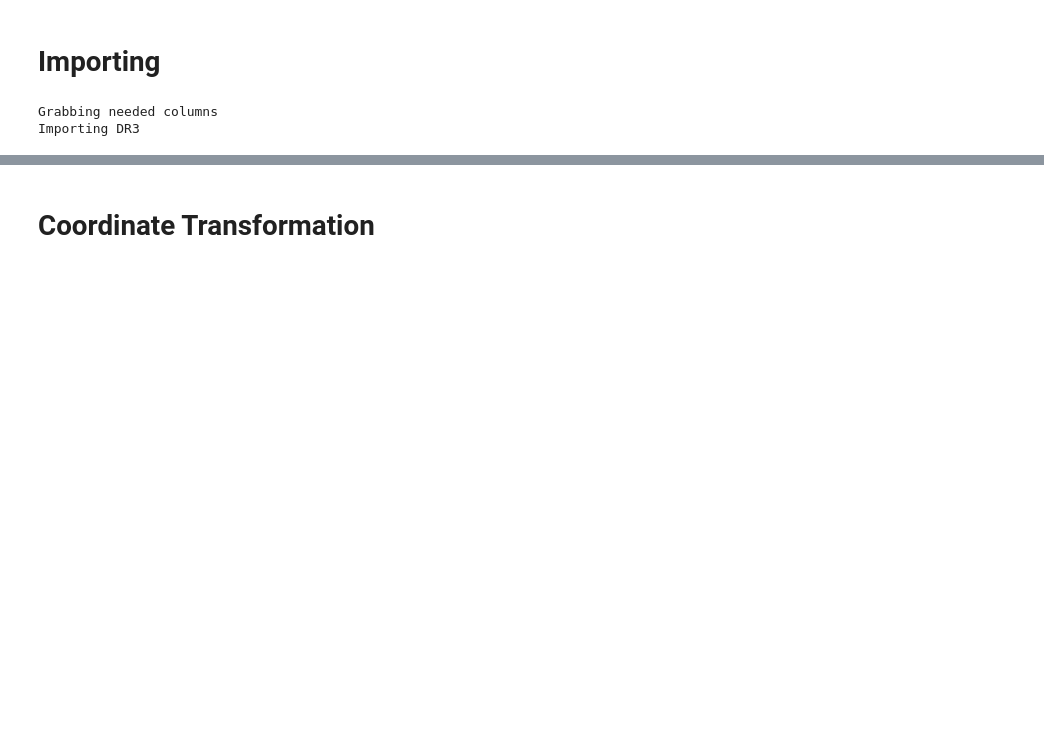
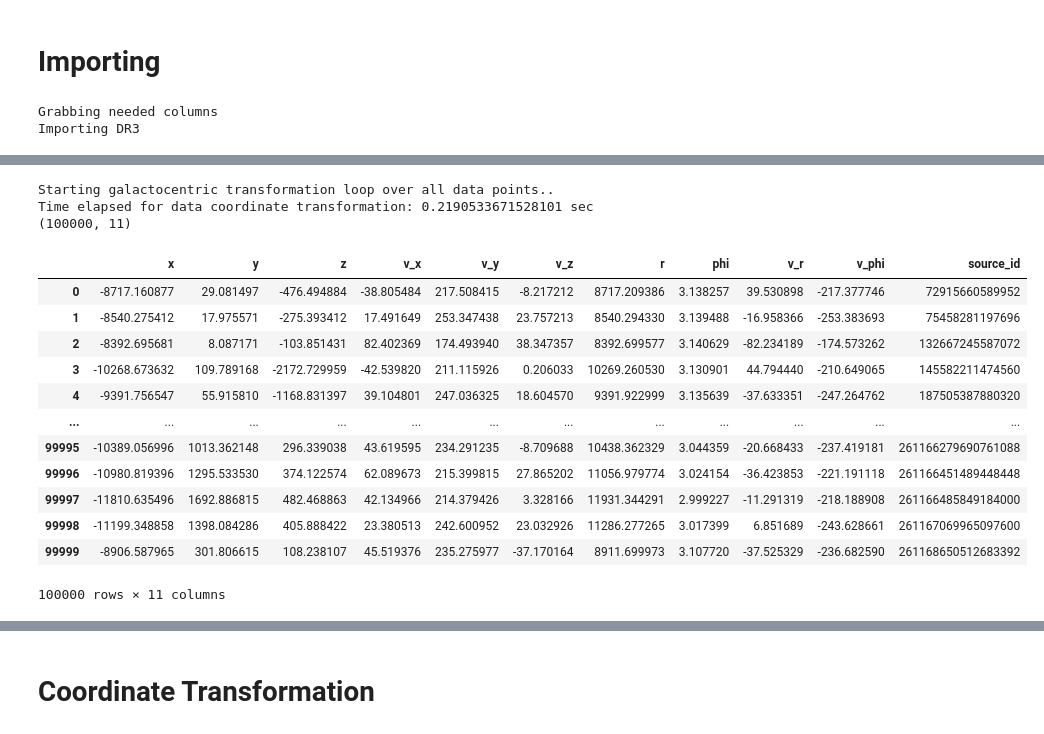
Before and after one commit to HEP-KBFI/gaia-tools, a Jupyter notebook: jupyter-notebook/cupy.ipynb, the cells around one changed output, grey strips where cells are left out. Drawn from its saved outputs; the diff is of its cells as text; code cells hidden in the pictures; blank space fills up the shorter version.

Commit message:
major revamp of transformation function structure

```diff
--- a/jupyter-notebook/cupy.ipynb
+++ b/jupyter-notebook/cupy.ipynb
@@ -18,21 +18,21 @@ import data_analysis
 import covariance_generation as cov
 # %%
 # LOCAL
-print('Grabbing needed columns')
-icrs_data = pd.read_csv('/home/svenpoder/DATA/Gaia_2MASS Data_DR2/gaia_rv_data_bayes.csv', nrows = 10)
-print('Importing DR3')
-path = '/home/svenpoder/DATA/Gaia_DR3/GaiaDR3_RV_RGB_fidelity.csv'
-gaia_dr3 = pd.read_csv(path)
-icrs_data = gaia_dr3[icrs_data.columns]
+# print('Grabbing needed columns')
+# icrs_data = pd.read_csv('/home/svenpoder/DATA/Gaia_2MASS Data_DR2/gaia_rv_data_bayes.csv', nrows = 10)
+# print('Importing DR3')
+# path = '/home/svenpoder/DATA/Gaia_DR3/GaiaDR3_RV_RGB_fidelity.csv'
+# gaia_dr3 = pd.read_csv(path)
+# icrs_data = gaia_dr3[icrs_data.columns]
 
 
 # REMOTE
-# print('Grabbing needed columns')
-# icrs_data = pd.read_csv('/local/sven/gaia_tools_data/gaia_rv_data_bayes.csv', nrows = 10)
-# print('Importing DR3')
-# path = '/local/mariacst/2022_v0_project/data/GaiaDR3_RV_RGB_fidelity.csv'
-# gaia_dr3 = pd.read_csv(path, nrows=1e5)
-# icrs_data = gaia_dr3[icrs_data.columns]
+print('Grabbing needed columns')
+icrs_data = pd.read_csv('/local/sven/gaia_tools_data/gaia_rv_data_bayes.csv', nrows = 10)
+print('Importing DR3')
+path = '/local/mariacst/2022_v0_project/data/GaiaDR3_RV_RGB_fidelity.csv'
+gaia_dr3 = pd.read_csv(path, nrows=1e5)
+icrs_data = gaia_dr3[icrs_data.columns]
 # %% [output]
 Grabbing needed columns
 Importing DR3
@@ -72,0 +89,28 @@ Index(['x', 'y', 'z', 'v_x', 'v_y', 'v_z', 'r', 'phi', 'v_r', 'v_phi',
+# %%
+galcen_data = data_analysis.get_transformed_data(icrs_data,
+                                       include_cylindrical = True,
+                                       z_0 = z_0,
+                                       r_0 = r_0,
+                                       v_sun = v_sun,
+                                       debug = True,
+                                       is_bayes = True,
+                                       is_source_included = True)
+print(galcen_data.shape)
+galcen_data
+# %% [output]
+Starting galactocentric transformation loop over all data points..
+Time elapsed for data coordinate transformation: 0.2190533671528101 sec
+(100000, 11)
+|  | x | y | z | v_x | v_y | v_z | r | phi | v_r | v_phi | source_id |
+| 0 | -8717.160877 | 29.081497 | -476.494884 | -38.805484 | 217.508415 | -8.217212 | 8717.209386 | 3.138257 | 39.530898 | -217.377746 | 72915660589952 |
+| 1 | -8540.275412 | 17.975571 | -275.393412 | 17.491649 | 253.347438 | 23.757213 | 8540.294330 | 3.139488 | -16.958366 | -253.383693 | 75458281197696 |
+| 2 | -8392.695681 | 8.087171 | -103.851431 | 82.402369 | 174.493940 | 38.347357 | 8392.699577 | 3.140629 | -82.234189 | -174.573262 | 132667245587072 |
+| 3 | -10268.673632 | 109.789168 | -2172.729959 | -42.539820 | 211.115926 | 0.206033 | 10269.260530 | 3.130901 | 44.794440 | -210.649065 | 145582211474560 |
+| 4 | -9391.756547 | 55.915810 | -1168.831397 | 39.104801 | 247.036325 | 18.604570 | 9391.922999 | 3.135639 | -37.633351 | -247.264762 | 187505387880320 |
+| ... | ... | ... | ... | ... | ... | ... | ... | ... | ... | ... | ... |
+| 99995 | -10389.056996 | 1013.362148 | 296.339038 | 43.619595 | 234.291235 | -8.709688 | 10438.362329 | 3.044359 | -20.668433 | -237.419181 | 261166279690761088 |
+| 99996 | -10980.819396 | 1295.533530 | 374.122574 | 62.089673 | 215.399815 | 27.865202 | 11056.979774 | 3.024154 | -36.423853 | -221.191118 | 261166451489448448 |
+| 99997 | -11810.635496 | 1692.886815 | 482.468863 | 42.134966 | 214.379426 | 3.328166 | 11931.344291 | 2.999227 | -11.291319 | -218.188908 | 261166485849184000 |
+| 99998 | -11199.348858 | 1398.084286 | 405.888422 | 23.380513 | 242.600952 | 23.032926 | 11286.277265 | 3.017399 | 6.851689 | -243.628661 | 261167069965097600 |
+| 99999 | -8906.587965 | 301.806615 | 108.238107 | 45.519376 | 235.275977 | -37.170164 | 8911.699973 | 3.107720 | -37.525329 | -236.682590 | 261168650512683392 |
+100000 rows × 11 columns
```
Also changed, not shown: parts of 6 cells of this notebook, 6 other files.
